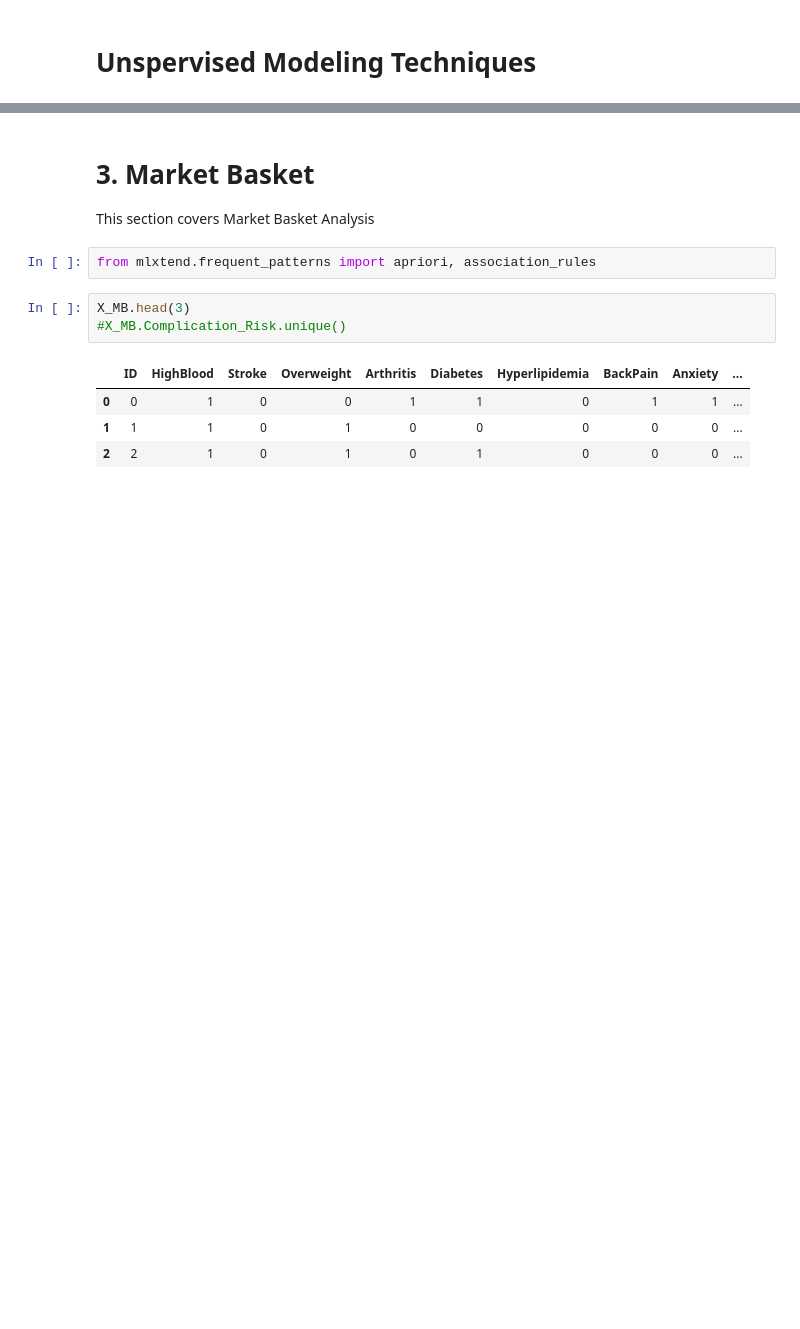
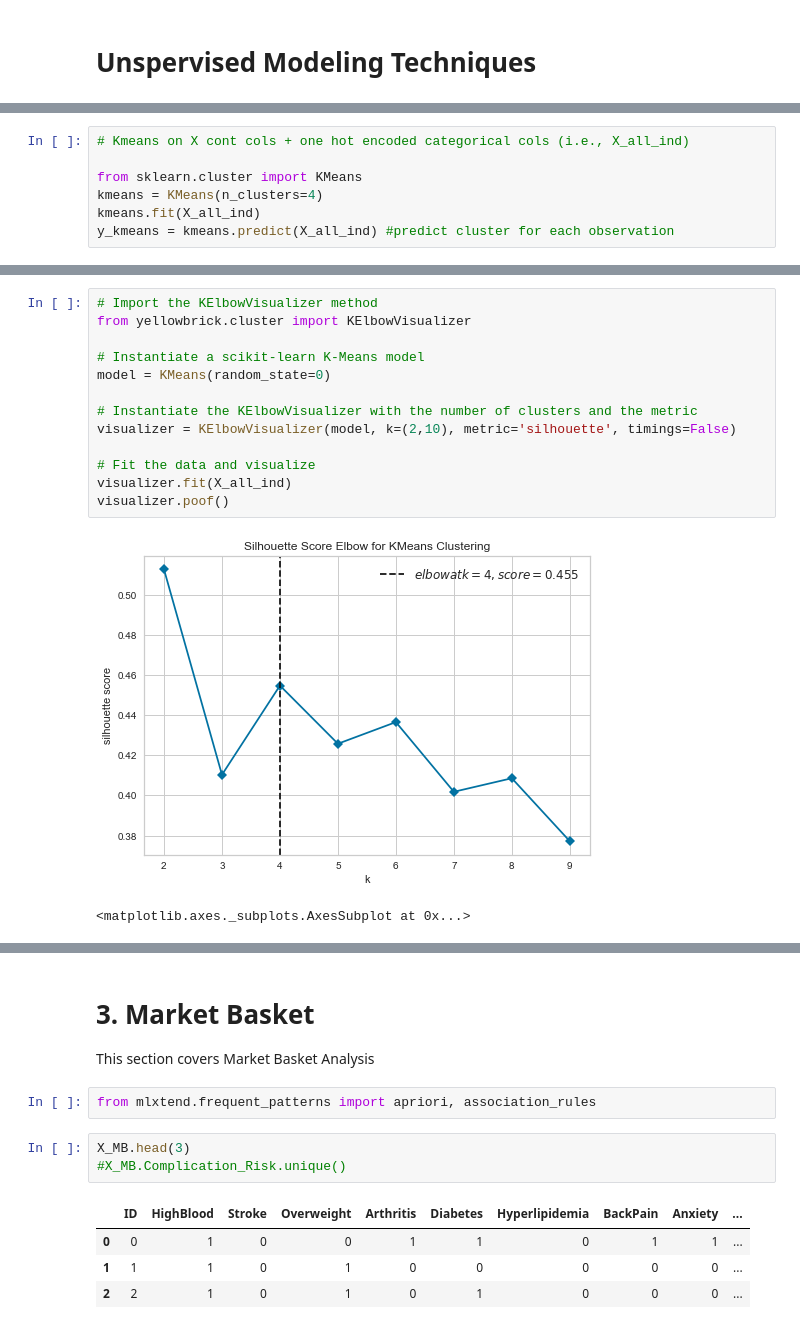
Before and after one commit to rabujamra/WGU_Code, a Jupyter notebook: DMII-Unsupervised/DMII_Medical.ipynb, the cells around one changed output, grey strips where cells are left out. Drawn from its saved outputs; the diff is of its cells as text; blank space fills up the shorter version.

```diff
--- a/DMII-Unsupervised/DMII_Medical.ipynb
+++ b/DMII-Unsupervised/DMII_Medical.ipynb
@@ -238,0 +229,7 @@ auc = 0.75%
+# %%
+# Kmeans on X cont cols + one hot encoded categorical cols (i.e., X_all_ind)
+
+from sklearn.cluster import KMeans
+kmeans = KMeans(n_clusters=4)
+kmeans.fit(X_all_ind)
+y_kmeans = kmeans.predict(X_all_ind) #predict cluster for each observation
@@ -238,0 +252,16 @@ auc = 0.75%
+# %%
+# Import the KElbowVisualizer method
+from yellowbrick.cluster import KElbowVisualizer
+
+# Instantiate a scikit-learn K-Means model
+model = KMeans(random_state=0)
+
+# Instantiate the KElbowVisualizer with the number of clusters and the metric
+visualizer = KElbowVisualizer(model, k=(2,10), metric='silhouette', timings=False)
+
+# Fit the data and visualize
+visualizer.fit(X_all_ind)
+visualizer.poof()
+# %% [output]
+[figure, added]
+<matplotlib.axes._subplots.AxesSubplot at 0x...>
```
Also changed, not shown: parts of 30 cells of this notebook, 1 other file.
